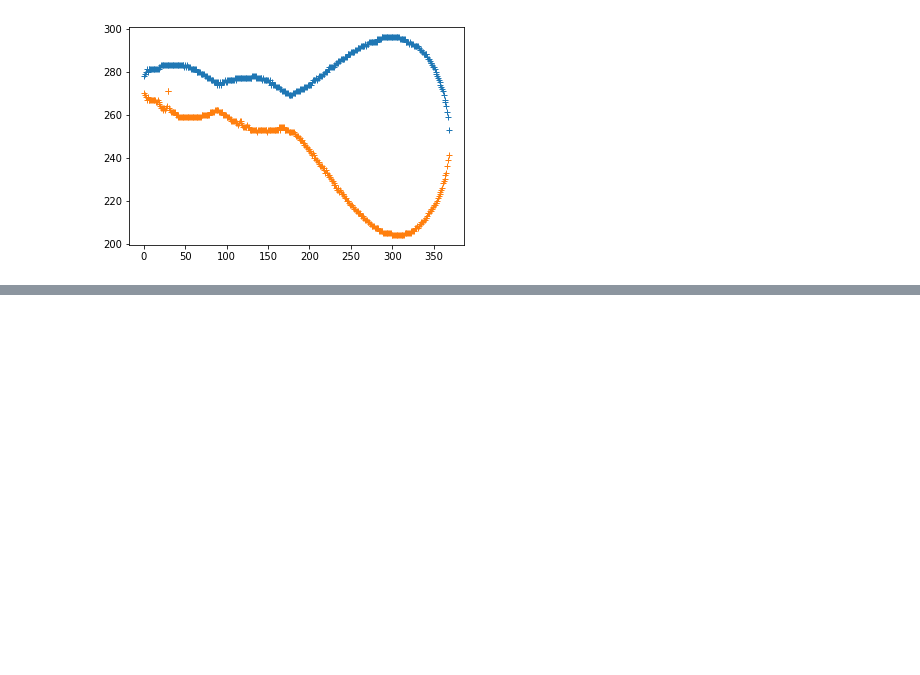
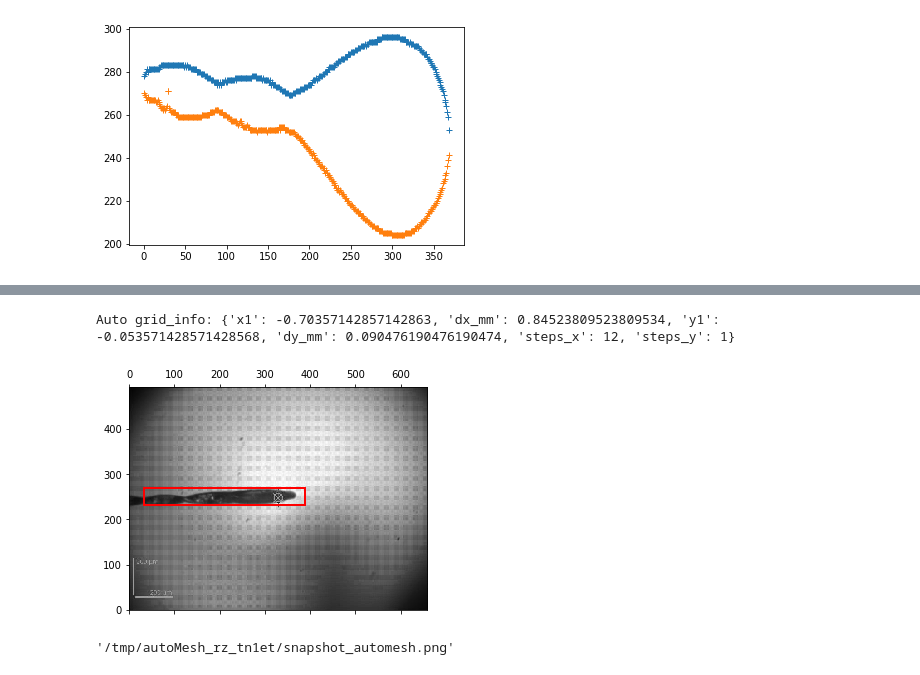
Before and after one commit to olofsvensson/AutoMesh, a Jupyter notebook: doc/AutoMesh.ipynb, the cells around one changed output, grey strips where cells are left out. Cells and saved outputs as stored; diff of their text form; code cells hidden in the pictures; blank space fills up the shorter version.

Commit message:
Added complete auto-mesh run to the Jupyter doc

```diff
--- a/doc/AutoMesh.ipynb
+++ b/doc/AutoMesh.ipynb
@@ -14,8 +14,13 @@ if not autoMeshDir in sys.path:
     sys.path.append(autoMeshDir)
 import autoMesh
 
+# Temporary working directory
+import tempfile
+workingDir = tempfile.mkdtemp(prefix="autoMesh_")
+
 testDataDirectory = os.path.join(autoMeshDir, "tests", "data")
-imagePath = os.path.join(testDataDirectory, "snapshots_20141128-084026", "snapshot_000.png")
+snapshotDir = os.path.join(testDataDirectory, "snapshots_20141128-084026")
+imagePath = os.path.join(snapshotDir, "snapshot_000.png")
 image000 = autoMesh.readImage(imagePath)
 autoMesh.plotImage(image000)
 # %% [output]
@@ -51,0 +59,8 @@ autoMesh.plotLoopExam(filteredImage, listIndex, listLower, listUpper)
+# %%
+(newPhi, x1Pixels, y1Pixels, dxPixels, dyPixels, deltaPhizPixels, stdPhizPixels, imagePath, areTheSameImage) = \
+                autoMesh.autoMesh(snapshotDir, workingDir, workingDir,
+                        debug=False,
+                        loopMaxWidth=0.8 * 420,
+                        loopMinWidth=0.35 * 420,
+                        findLargestMesh=False)
+print(newPhi, x1Pixels, y1Pixels, dxPixels, dyPixels, deltaPhizPixels, stdPhizPixels, imagePath, areTheSameImage)
@@ -51,0 +82,27 @@ autoMesh.plotLoopExam(filteredImage, listIndex, listLower, listUpper)
+# %%
+PIXELS_PER_MM = 420.0
+deltaPhizPixels = 0.0
+xOffsetLeft = 0.05
+xOffsetRight = 0.05
+beamSize = 0.1
+overSamplingX = 1.5
+overSamplingY = 1.5
+x1 = x1Pixels / PIXELS_PER_MM - xOffsetLeft
+y1 = -(y1Pixels + dyPixels + deltaPhizPixels) / PIXELS_PER_MM
+dx_mm = dxPixels / PIXELS_PER_MM + xOffsetLeft + xOffsetRight
+dy_mm = dyPixels / PIXELS_PER_MM
+steps_x = int((dxPixels / PIXELS_PER_MM + xOffsetLeft + xOffsetRight) / beamSize * overSamplingX)
+steps_y = int(dyPixels / PIXELS_PER_MM / beamSize * overSamplingY)
+grid_info = {"x1": x1,
+             "y1": y1,
+             "dx_mm": dx_mm,
+             "dy_mm": dy_mm,
+             "steps_x": steps_x,
+             "steps_y": steps_y}
+print("Auto grid_info: %r" % grid_info)
+resultImagePath = os.path.join(workingDir, "snapshot_automesh.png")
+autoMesh.plotMesh(imagePath, grid_info, PIXELS_PER_MM, workingDir)
+# %% [output]
+Auto grid_info: {'x1': -0.70357142857142863, 'dx_mm': 0.84523809523809534, 'y1': -0.053571428571428568, 'dy_mm': 0.090476190476190474, 'steps_x': 12, 'steps_y': 1}
+[figure, added]
+'/tmp/autoMesh_rz_tn1et/snapshot_automesh.png'
```
Also changed, not shown: parts of 2 cells of this notebook, 2 other files.
